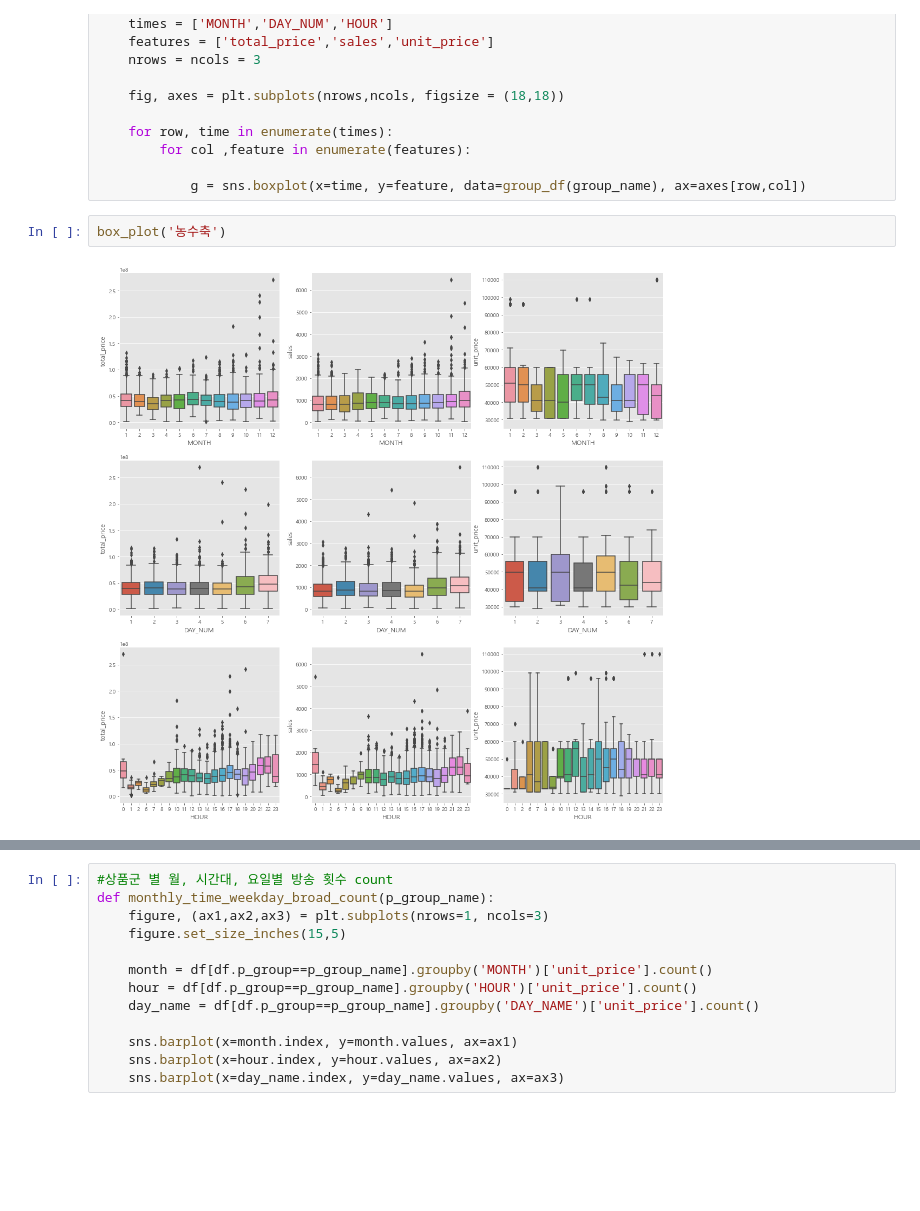
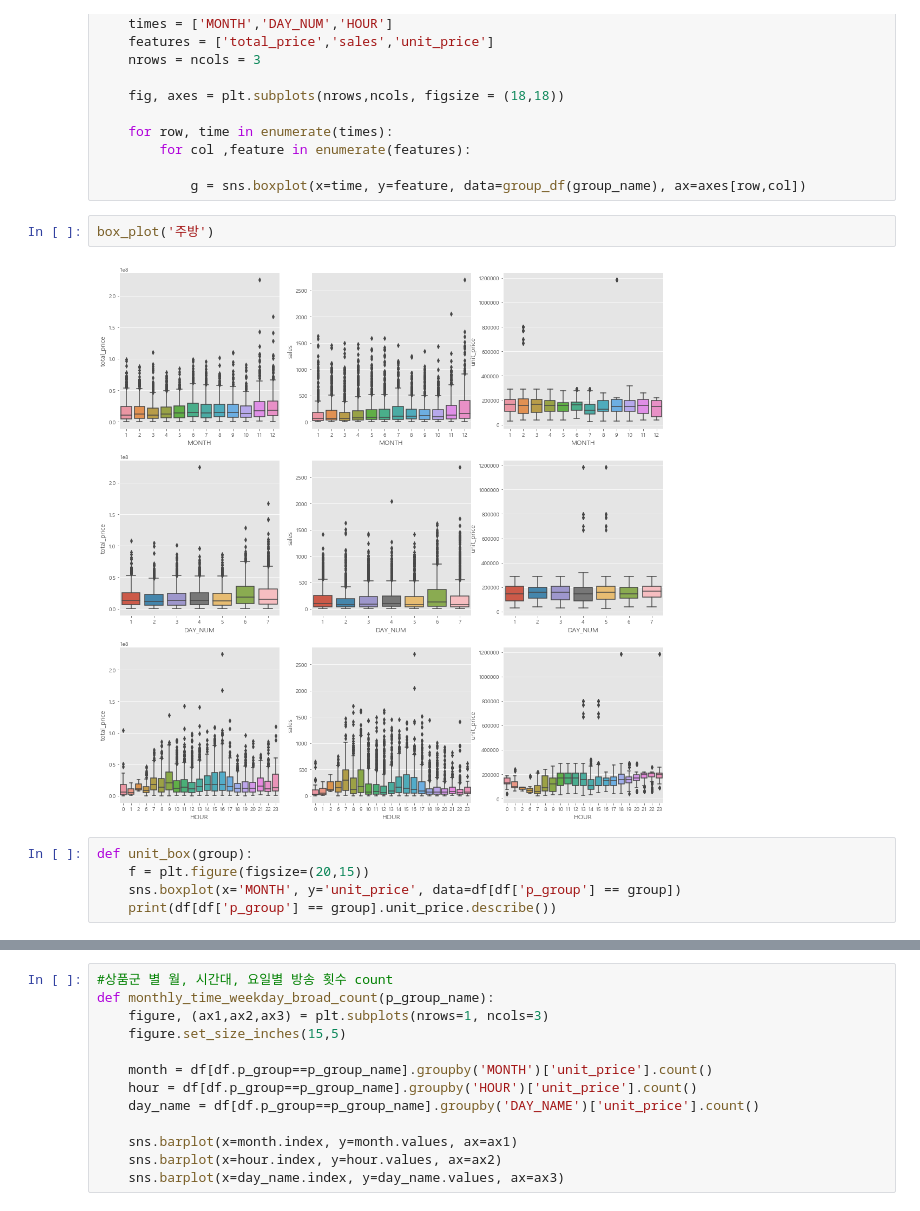
Before and after one commit to bombom93/bigcontest, a Jupyter notebook: EDA.ipynb, the cells around one changed output, grey strips where cells are left out. Saved outputs shown, nothing was run; the diff lists cells and outputs as text; blank space fills up the shorter version.

```diff
--- a/EDA.ipynb
+++ b/EDA.ipynb
@@ -42,6 +42,11 @@ def box_plot(group_name):
 
             g = sns.boxplot(x=time, y=feature, data=group_df(group_name), ax=axes[row,col])
 # %%
-box_plot('농수축')
+box_plot('주방')
 # %% [output]
-[figure, old version]
+[figure, new version]
+# %%
+def unit_box(group):
+    f = plt.figure(figsize=(20,15))
+    sns.boxplot(x='MONTH', y='unit_price', data=df[df['p_group'] == group])
+    print(df[df['p_group'] == group].unit_price.describe())
```
Also changed, not shown: parts of 1 cell of this notebook, 5 other files.
